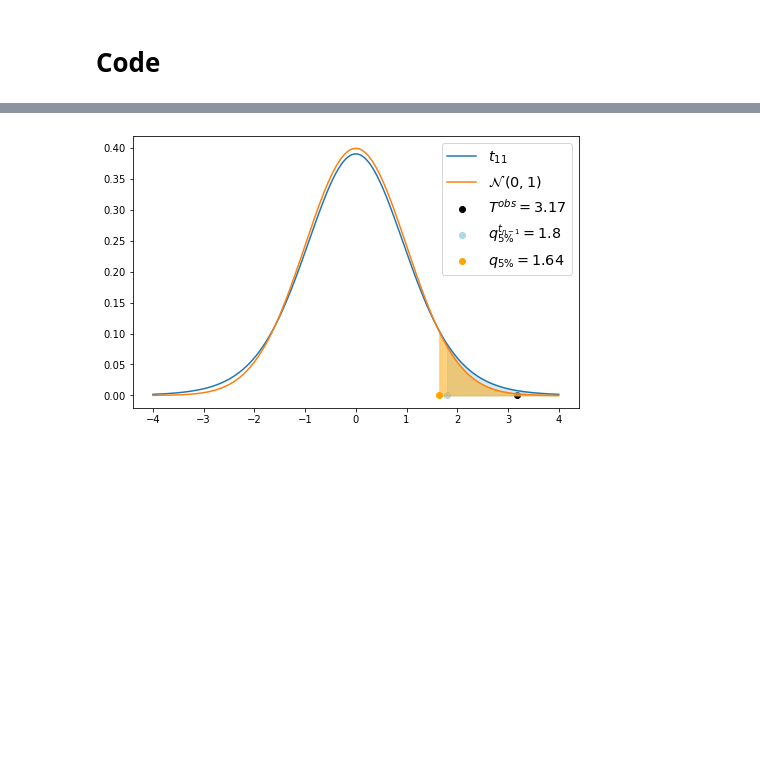
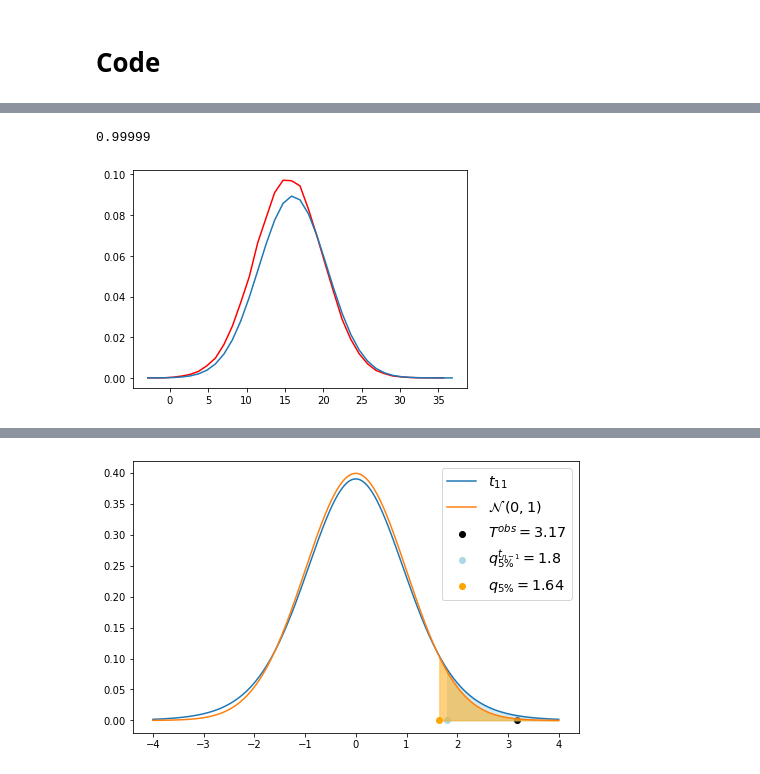
Before and after one commit to shmalex/learning-math, a Jupyter notebook: notebooks/statistics/Unit4-Lecture-13 The T-test.ipynb, the cells around one changed output, grey strips where cells are left out. Cells and saved outputs as stored; diff of their text form; code cells hidden in the pictures; blank space fills up the shorter version.

```diff
--- a/notebooks/statistics/Unit4-Lecture-13 The T-test.ipynb
+++ b/notebooks/statistics/Unit4-Lecture-13 The T-test.ipynb
@@ -467,0 +589,19 @@ plt.show()
+# %%
+# PDF
+bins = 37 # magic number
+x_z = np.linspace(min(z), max(z), bins)
+zn_sorted = np.sort(z)
+zn_sorted_y = np.zeros(shape=(bins-1,))
+zn_sorted_x = np.zeros(shape=(bins-1,))
+for i, (a,b) in enumerate(zip(x_z[:-1],x_z[1:])):
+    zn_sorted_x[i] = a
+    zn_sorted_y[i] = np.sum((zn_sorted>=a)&(zn_sorted<b))/n
+
+ytest = norm.pdf(x_z, loc=mu_z, scale=sd_z )
+
+plt.plot(zn_sorted_x, zn_sorted_y, color='red')
+plt.plot(x_z, ytest)
+print(np.sum(zn_sorted_y))
+# %% [output]
+0.99999
+[figure, added]
```
Also changed, not shown: parts of 35 cells of this notebook, 4 other files.
